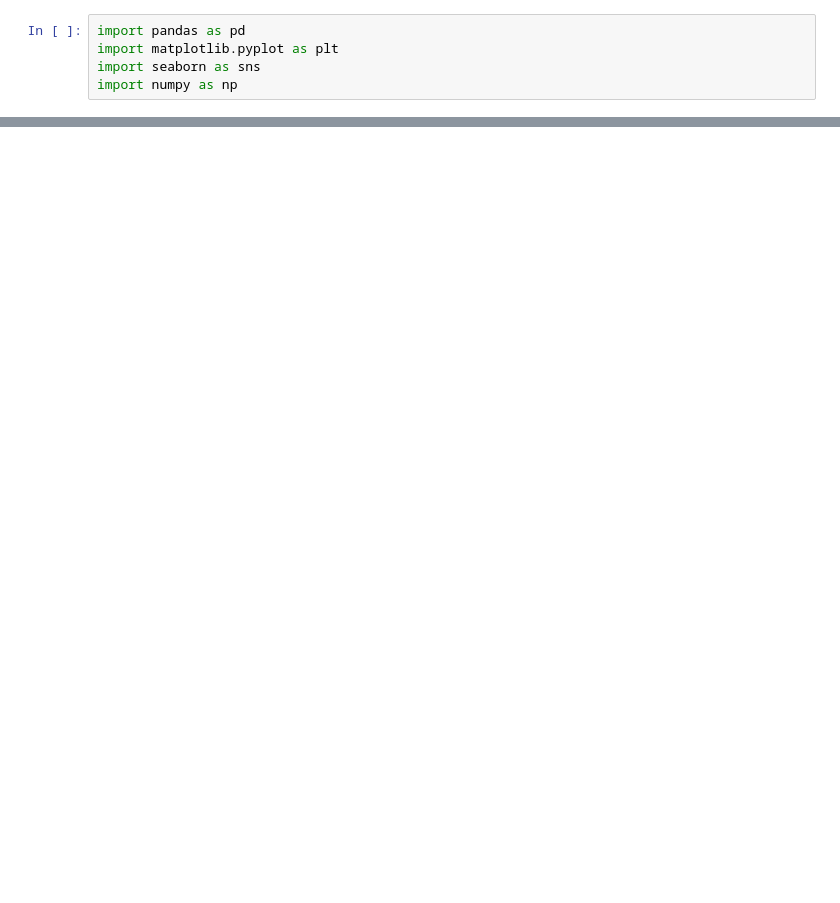
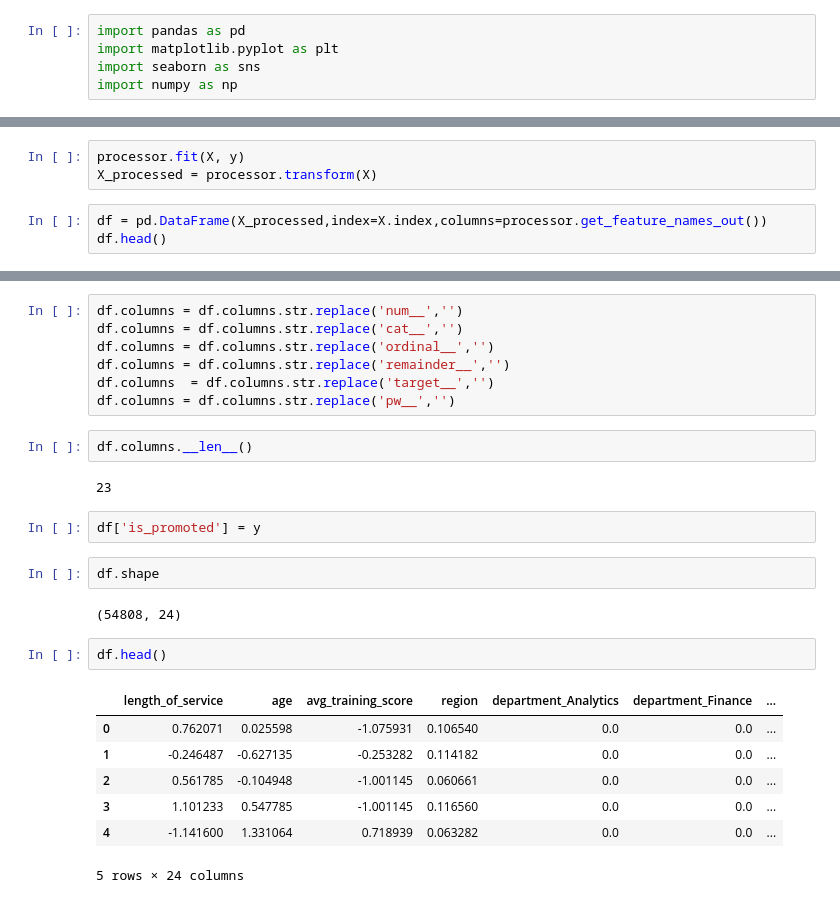
Before and after one commit to Tarun-nagpal07/EDA, a Jupyter notebook: HR_FE.ipynb, the cells around one changed output, grey strips where cells are left out. Drawn from its saved outputs; the diff is of its cells as text; blank space fills up the shorter version.

```diff
--- a/HR_FE.ipynb
+++ b/HR_FE.ipynb
@@ -15,0 +66,6 @@ df.head()
+# %%
+processor.fit(X, y)
+X_processed = processor.transform(X)
+# %%
+df = pd.DataFrame(X_processed,index=X.index,columns=processor.get_feature_names_out())
+df.head()
@@ -15,0 +95,27 @@ df.head()
+# %%
+df.columns = df.columns.str.replace('num__','')
+df.columns = df.columns.str.replace('cat__','')
+df.columns = df.columns.str.replace('ordinal__','')
+df.columns = df.columns.str.replace('remainder__','')
+df.columns  = df.columns.str.replace('target__','')
+df.columns = df.columns.str.replace('pw__','')
+# %%
+df.columns.__len__()
+# %% [output]
+23
+# %%
+df['is_promoted'] = y
+# %%
+df.shape
+# %% [output]
+(54808, 24)
+# %%
+df.head()
+# %% [output]
+|  | length_of_service | age | avg_training_score | region | department_Analytics | department_Finance | ... |
+| 0 | 0.762071 | 0.025598 | -1.075931 | 0.106540 | 0.0 | 0.0 | ... |
+| 1 | -0.246487 | -0.627135 | -0.253282 | 0.114182 | 0.0 | 0.0 | ... |
+| 2 | 0.561785 | -0.104948 | -1.001145 | 0.060661 | 0.0 | 0.0 | ... |
+| 3 | 1.101233 | 0.547785 | -1.001145 | 0.116560 | 0.0 | 0.0 | ... |
+| 4 | -1.141600 | 1.331064 | 0.718939 | 0.063282 | 0.0 | 0.0 | ... |
+5 rows × 24 columns
```
Also changed, not shown: parts of 28 cells of this notebook, 2 other files.
